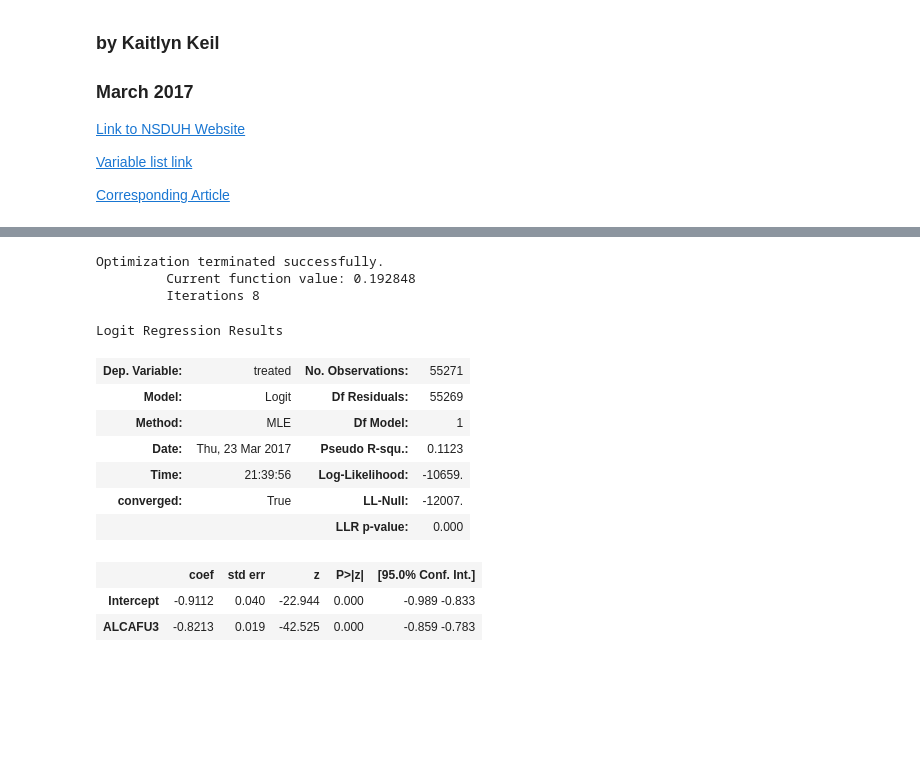
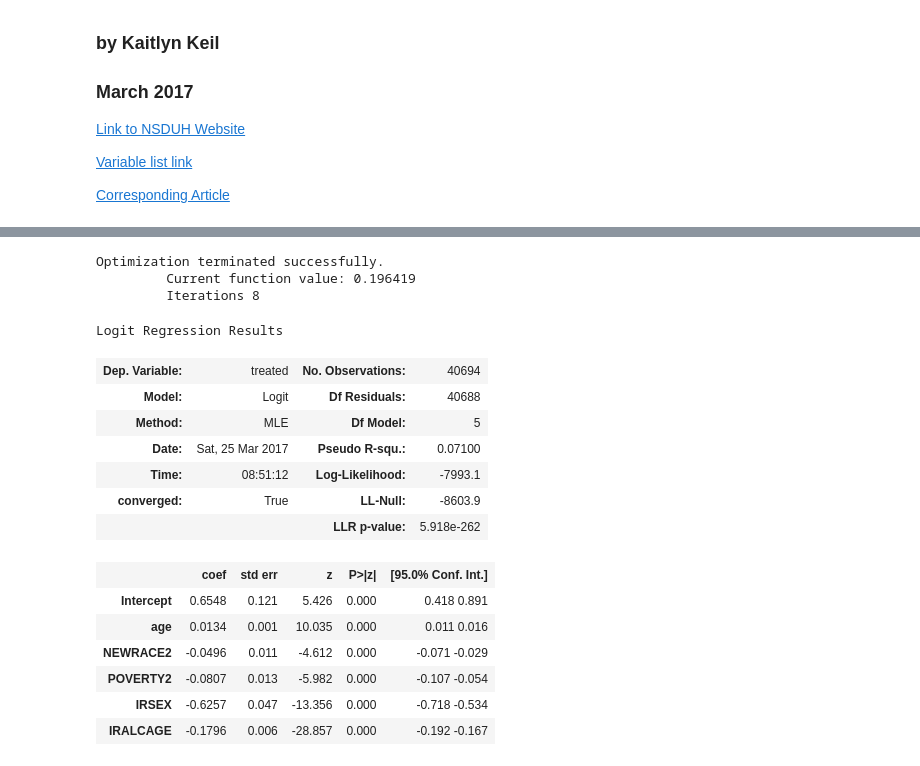
Before and after one commit to KaitlynKeil/ThinkStats2, a Jupyter notebook: code/report2.ipynb, the cells around one changed output, grey strips where cells are left out. Cells and saved outputs as stored; diff of their text form; code cells hidden in the pictures; blank space fills up the shorter version.

```diff
--- a/code/report2.ipynb
+++ b/code/report2.ipynb
@@ -93,6 +80,6 @@ def CleanData(df):
     df['zeros'] = 0
 # %%
-def FillMissingOngoing(years_use):
+def FillMissing(years_use):
     """Fills missing values with an exponentially weighted moving average.
 
     Resulting DataFrame has new columns 'ewma' and 'resid'.
@@ -105,8 +92,8 @@ def FillMissingOngoing(years_use):
     #ids = pd.years_range(years_use.index.min(), years_use.index.max())
     #reindexed = years_use.reindex(ids)
 
-    fake_data = years_use.zeros + thinkstats2.Resample(years_use.yearssincefirst, len(years_use))
-    years_use.yearssincefirst.fillna(fake_data, inplace=True)
+    fake_data = years_use.zeros + thinkstats2.Resample(years_use.age, len(years_use))
+    years_use.age.fillna(fake_data, inplace=True)
 
     return years_use
 
@@ -123,11 +110,9 @@ def FillMissingComplete(years_use):
     #ids = pd.years_range(years_use.index.min(), years_use.index.max())
     #reindexed = years_use.reindex(ids)
 
-    fake_data = years_use.zeros + thinkstats2.Resample(years_use.yearsofuseTX, len(years_use))
-    years_use.yearsofuseTX.fillna(fake_data, inplace=True)
+    fake_data = years_use.zeros + thinkstats2.Resample(years_use.age, len(years_use))
+    years_use.age.fillna(fake_data, inplace=True)
 
-    #years_use['ewma'] = ewma
-    years_use['resid'] = years_use.yearsofuseTX - mean
     return years_use
 # %%
 def EstimateHazardFunction(complete, ongoing, label='', verbose=False):
@@ -185,0 +157,3 @@ See the caveats in the documentation: http://pandas.pydata.org/pandas-docs/stabl
+# %%
+complete = FillMissing(nsduh[nsduh.treated== 1])
+cdf = thinkstats2.Cdf(complete.ageTX)
@@ -411,28 +308,31 @@ Logit Regression Results
 # %%
-# Similarly to above, ALCAFU3 (which corresponds to the age the person started drinking alcohol) has a negative
-#  coefficient. As lower numbers mean a lower starting age, this suggests that those who start drinking young
-#  may be more likely to receive treatment.
+# IRALCAGE, or the age at which the person first used alcohol, has a negative coefficient and a stronger R^2
+#  value. This suggests that those who started drinking younger are more likely to receive treatment.
 
-formula = 'treated ~ ALCAFU3'
+formula = 'treated ~ age + NEWRACE2 + POVERTY2 + IRSEX + IRALCAGE'
 
-model = smf.logit(formula, data=nsduh)
+model = smf.logit(formula, data=complete)
 results = model.fit()
 results.summary()
 # %% [output]
 Optimization terminated successfully.
-         Current function value: 0.192848
+         Current function value: 0.196419
          Iterations 8
 Logit Regression Results
-| Dep. Variable: | treated | No. Observations: | 55271 |
-| Model: | Logit | Df Residuals: | 55269 |
-| Method: | MLE | Df Model: | 1 |
-| Date: | Thu, 23 Mar 2017 | Pseudo R-squ.: | 0.1123 |
-| Time: | 21:39:56 | Log-Likelihood: | -10659. |
-| converged: | True | LL-Null: | -12007. |
-|  |  | LLR p-value: | 0.000 |
+| Dep. Variable: | treated | No. Observations: | 40694 |
+| Model: | Logit | Df Residuals: | 40688 |
+| Method: | MLE | Df Model: | 5 |
+| Date: | Sat, 25 Mar 2017 | Pseudo R-squ.: | 0.07100 |
+| Time: | 08:51:12 | Log-Likelihood: | -7993.1 |
+| converged: | True | LL-Null: | -8603.9 |
+|  |  | LLR p-value: | 5.918e-262 |
 |  | coef | std err | z | P>|z| | [95.0% Conf. Int.] |
-| Intercept | -0.9112 | 0.040 | -22.944 | 0.000 | -0.989 -0.833 |
-| ALCAFU3 | -0.8213 | 0.019 | -42.525 | 0.000 | -0.859 -0.783 |
+| Intercept | 0.6548 | 0.121 | 5.426 | 0.000 | 0.418 0.891 |
+| age | 0.0134 | 0.001 | 10.035 | 0.000 | 0.011 0.016 |
+| NEWRACE2 | -0.0496 | 0.011 | -4.612 | 0.000 | -0.071 -0.029 |
+| POVERTY2 | -0.0807 | 0.013 | -5.982 | 0.000 | -0.107 -0.054 |
+| IRSEX | -0.6257 | 0.047 | -13.356 | 0.000 | -0.718 -0.534 |
+| IRALCAGE | -0.1796 | 0.006 | -28.857 | 0.000 | -0.192 -0.167 |
 # %%
 # Returning to our income brackets, we see that, once again and as we observed, those in poverty are actually
 #  more likely to receive treatment (lower numbers tie to low income, and the coefficient is negative).
```
Also changed, not shown: parts of 16 cells of this notebook, 3 other files.
